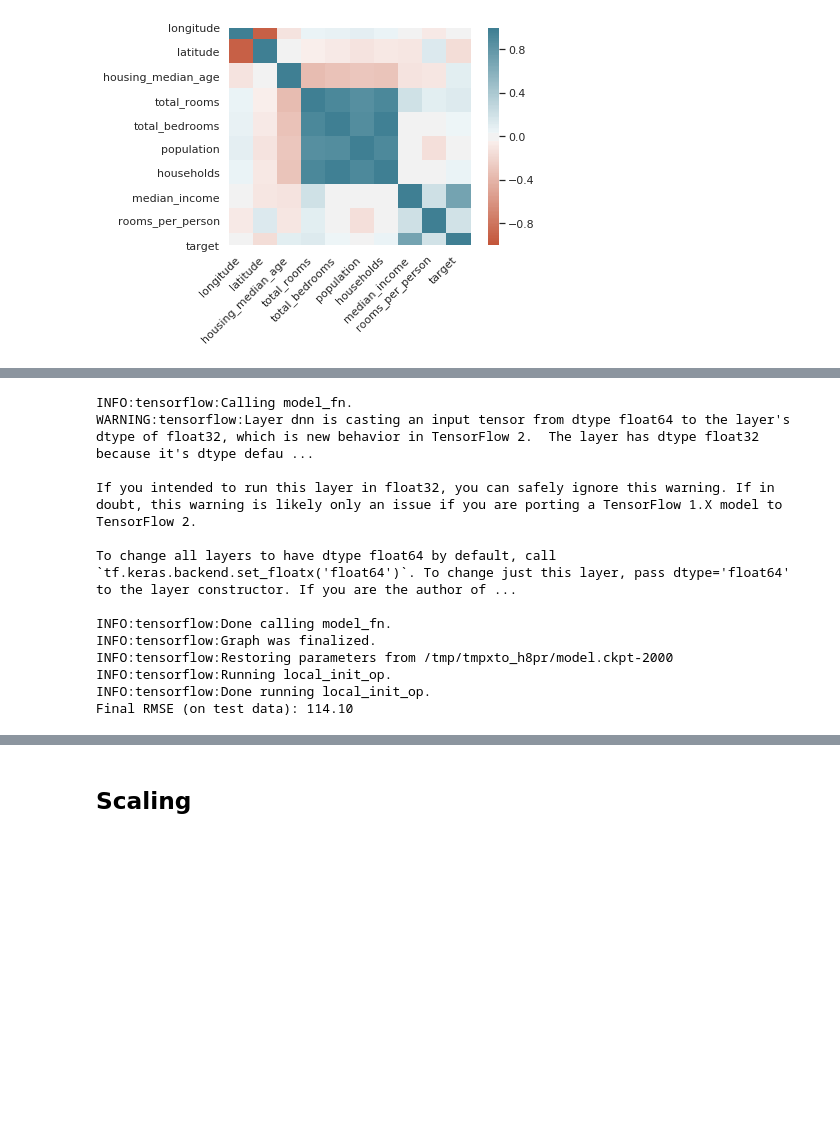
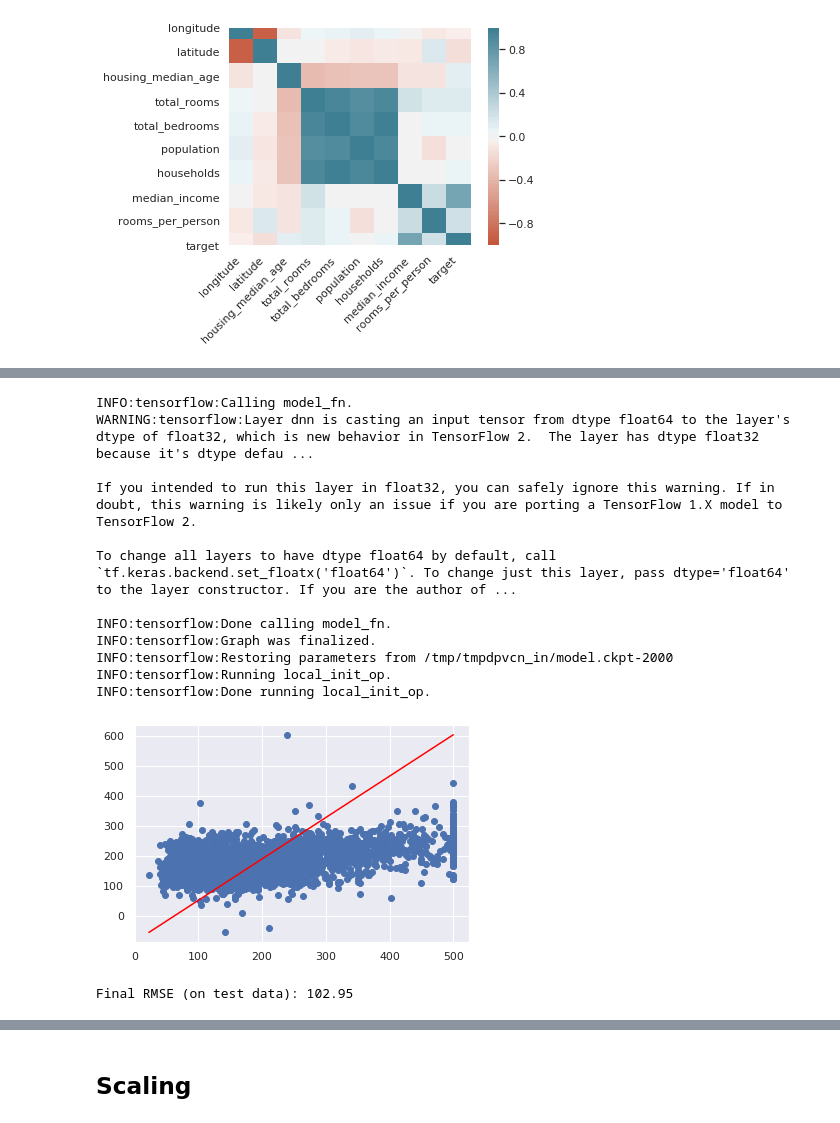
Before and after one commit to akhil189/Deep-Learning, a Jupyter notebook: Neural Networks/Neural_Networks.ipynb, the cells around one changed output, grey strips where cells are left out. Saved outputs shown, nothing was run; the diff lists cells and outputs as text; code cells hidden in the pictures; blank space fills up the shorter version.

```diff
--- a/Neural Networks/Neural_Networks.ipynb
+++ b/Neural Networks/Neural_Networks.ipynb
@@ -288,29 +301,33 @@ Final RMSE (on validation data): 112.19
 # %%
 predict_testing_input_fn = lambda: my_input_fn(X_test,
                                                y_test["median_house_value"],
                                                count=1,
                                                shuffle=False)
 
 test_predictions = model_2.predict(input_fn=predict_testing_input_fn)
 test_predictions = np.array([item['predictions'][0] for item in test_predictions])
 
 root_mean_squared_error = math.sqrt( metrics.mean_squared_error(test_predictions, y_test))
 
+plt.scatter(y_test, test_predictions)
+plt.plot([y_test.min(), y_test.max()], [test_predictions.min(), test_predictions.max()], color='red')
+plt.show()
 print("Final RMSE (on test data): %0.2f" % root_mean_squared_error)
 # %% [output]
 INFO:tensorflow:Calling model_fn.
 WARNING:tensorflow:Layer dnn is casting an input tensor from dtype float64 to the layer's dtype of float32, which is new behavior in TensorFlow 2.  The layer has dtype float32 because it's dtype defau ...
 
 If you intended to run this layer in float32, you can safely ignore this warning. If in doubt, this warning is likely only an issue if you are porting a TensorFlow 1.X model to TensorFlow 2.
 
 To change all layers to have dtype float64 by default, call `tf.keras.backend.set_floatx('float64')`. To change just this layer, pass dtype='float64' to the layer constructor. If you are the author of ...
 
 INFO:tensorflow:Done calling model_fn.
 INFO:tensorflow:Graph was finalized.
-INFO:tensorflow:Restoring parameters from /tmp/tmpxto_h8pr/model.ckpt-2000
+INFO:tensorflow:Restoring parameters from /tmp/tmpdpvcn_in/model.ckpt-2000
 INFO:tensorflow:Running local_init_op.
 INFO:tensorflow:Done running local_init_op.
-Final RMSE (on test data): 114.10
+[figure, added]
+Final RMSE (on test data): 102.95
 # %%
 model_3 = train_nn_regression_model(my_optimizer=tf.keras.optimizers.SGD(learning_rate=0.0007, clipnorm =5.0),
                               steps=5000,
```
Also changed, not shown: parts of 16 cells of this notebook.
